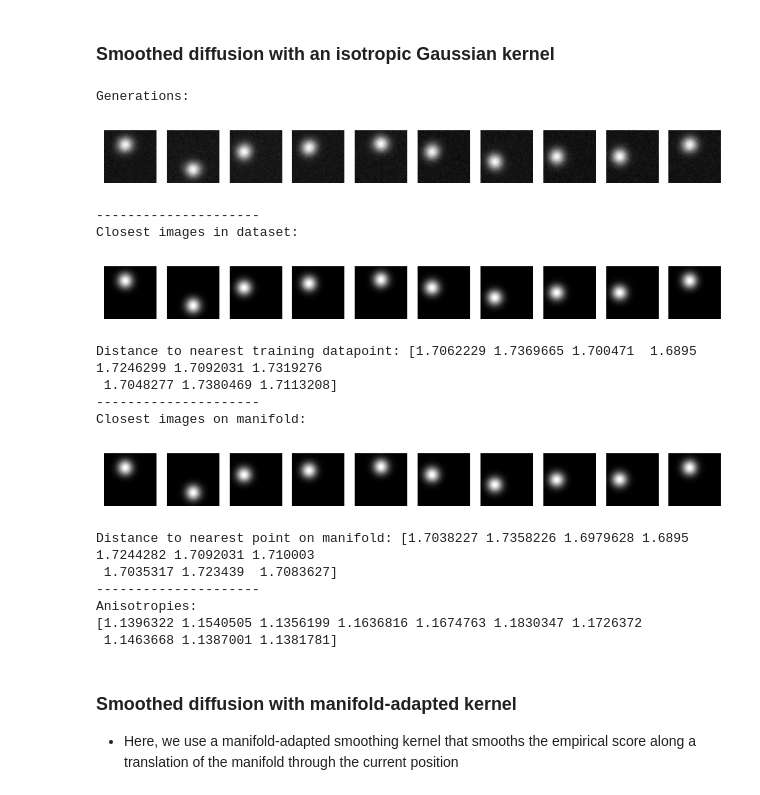
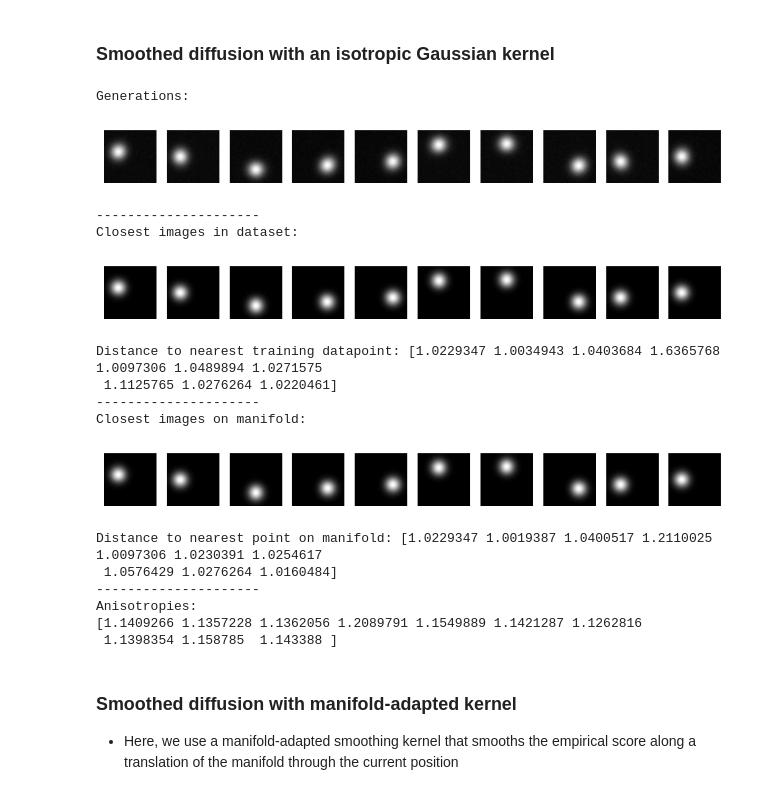
Before and after one commit to samuel-howard/log_smoothing, a Jupyter notebook: bump_compare_smoothing.ipynb, the cells around one changed output. Saved outputs shown, nothing was run; the diff lists cells and outputs as text; code cells hidden in the pictures.

```diff
--- a/bump_compare_smoothing.ipynb
+++ b/bump_compare_smoothing.ipynb
@@ -256,47 +256,47 @@ num_samples = 10
 data_empirical_eps_fn = lambda x, t, key: empirical_eps_fn(x, train_images, t)
 
 smoothing_param = 2.4
-smoothed_emp_eps_fn = get_smoothed_fn(data_empirical_eps_fn, smoothing_param, n=10_000) # 10_000 for memory reasons, the plots were made with 50_000
+smoothed_emp_eps_fn = get_smoothed_fn(data_empirical_eps_fn, smoothing_param, n=50_000)
 
 key = jax.random.PRNGKey(0)
 gaussian_samples, traj = sample_rev(ve, key, smoothed_emp_eps_fn, num_samples, image_shape=image_shape, num_steps=100)
 
 print('Generations:')
 plot_images(gaussian_samples, n=num_samples)
 
 print('---------------------')
 print('Closest images in dataset:')
 closest_images, dists, closest_image_idxs = jax.vmap(get_closest_image, in_axes=(0, None))(gaussian_samples, train_images)
 plot_images(closest_images, n=num_samples)
 print('Distance to nearest training datapoint:', dists)
 
 print('---------------------')
 print('Closest images on manifold:')
 closest_images, dists, closest_image_idxs = jax.vmap(get_closest_image, in_axes=(0, None))(gaussian_samples, interpolants)
 plot_images(closest_images, n=num_samples)
 print('Distance to nearest point on manifold:', dists)
 
 print('---------------------')
 print('Anisotropies:')
 anisotropies = get_anisotropies_of_batch(gaussian_samples)
 print(anisotropies)
 # %% [output]
 Generations:
-[figure, old version]
+[figure, new version]
 ---------------------
 Closest images in dataset:
-[figure, old version]
+[figure, new version]
-Distance to nearest training datapoint: [1.7062229 1.7369665 1.700471  1.6895    1.7246299 1.7092031 1.7319276
- 1.7048277 1.7380469 1.7113208]
+Distance to nearest training datapoint: [1.0229347 1.0034943 1.0403684 1.6365768 1.0097306 1.0489894 1.0271575
+ 1.1125765 1.0276264 1.0220461]
 ---------------------
 Closest images on manifold:
-[figure, old version]
+[figure, new version]
-Distance to nearest point on manifold: [1.7038227 1.7358226 1.6979628 1.6895    1.7244282 1.7092031 1.710003
- 1.7035317 1.723439  1.7083627]
+Distance to nearest point on manifold: [1.0229347 1.0019387 1.0400517 1.2110025 1.0097306 1.0230391 1.0254617
+ 1.0576429 1.0276264 1.0160484]
 ---------------------
 Anisotropies:
-[1.1396322 1.1540505 1.1356199 1.1636816 1.1674763 1.1830347 1.1726372
- 1.1463668 1.1387001 1.1381781]
+[1.1409266 1.1357228 1.1362056 1.2089791 1.1549889 1.1421287 1.1262816
+ 1.1398354 1.158785  1.143388 ]
 # %% [markdown]
 ### Smoothed diffusion with manifold-adapted kernel
 - Here, we use a manifold-adapted smoothing kernel that smooths the empirical score along a translation of the manifold through the current position
```
Also changed, not shown: parts of 11 cells of this notebook, 5 other files.
